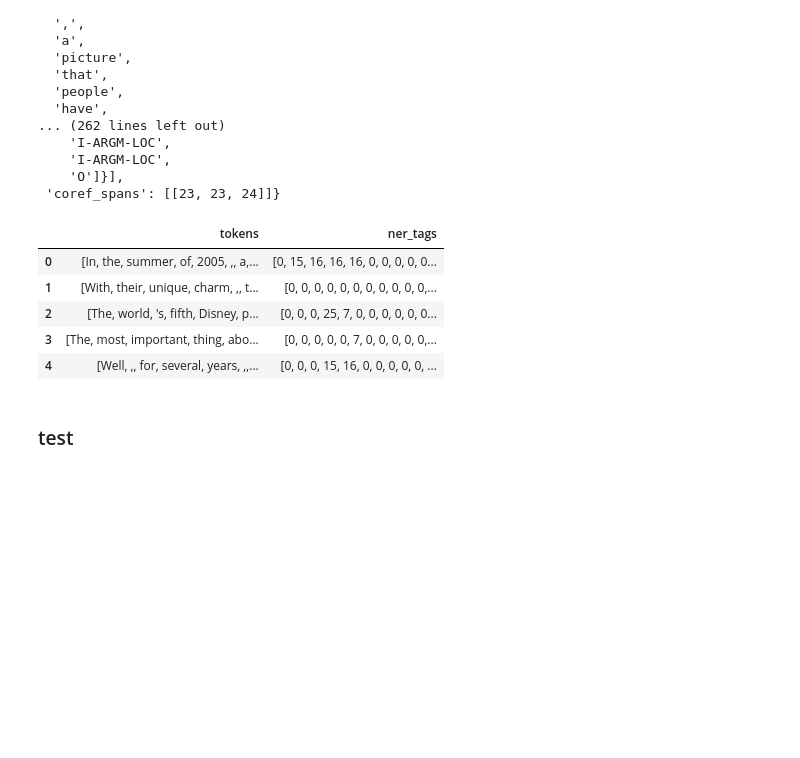
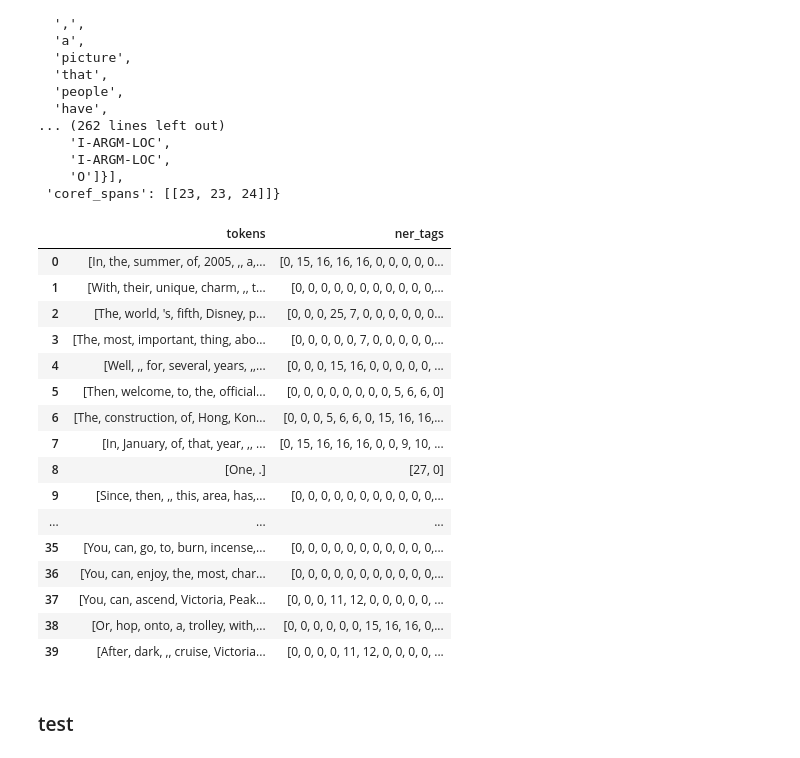
Before and after one commit to hr1588/NLP, a Jupyter notebook: ner_dataset.ipynb, the cells around one changed output. Cells and saved outputs as stored; diff of their text form; code cells hidden in the pictures; blank space fills up the shorter version.

```diff
--- a/ner_dataset.ipynb
+++ b/ner_dataset.ipynb
@@ -131,14 +148,26 @@ for i in range(len(mini_val)):
 # %%
 val = pd.DataFrame([words_list_v, ner_list_v]).T
 val.columns = ['tokens','ner_tags']
-val.head()
+val = val[:40]
+val
 # %% [output]
 |  | tokens | ner_tags |
 | 0 | [In, the, summer, of, 2005, ,, a,... | [0, 15, 16, 16, 16, 0, 0, 0, 0, 0... |
 | 1 | [With, their, unique, charm, ,, t... | [0, 0, 0, 0, 0, 0, 0, 0, 0, 0, 0,... |
 | 2 | [The, world, 's, fifth, Disney, p... | [0, 0, 0, 25, 7, 0, 0, 0, 0, 0, 0... |
 | 3 | [The, most, important, thing, abo... | [0, 0, 0, 0, 0, 7, 0, 0, 0, 0, 0,... |
 | 4 | [Well, ,, for, several, years, ,,... | [0, 0, 0, 15, 16, 0, 0, 0, 0, 0, ... |
+| 5 | [Then, welcome, to, the, official... | [0, 0, 0, 0, 0, 0, 0, 0, 5, 6, 6, 0] |
+| 6 | [The, construction, of, Hong, Kon... | [0, 0, 0, 5, 6, 6, 0, 15, 16, 16,... |
+| 7 | [In, January, of, that, year, ,, ... | [0, 15, 16, 16, 16, 0, 0, 9, 10, ... |
+| 8 | [One, .] | [27, 0] |
+| 9 | [Since, then, ,, this, area, has,... | [0, 0, 0, 0, 0, 0, 0, 0, 0, 0, 0,... |
+| ... | ... | ... |
+| 35 | [You, can, go, to, burn, incense,... | [0, 0, 0, 0, 0, 0, 0, 0, 0, 0, 0,... |
+| 36 | [You, can, enjoy, the, most, char... | [0, 0, 0, 0, 0, 0, 0, 0, 0, 0, 0,... |
+| 37 | [You, can, ascend, Victoria, Peak... | [0, 0, 0, 11, 12, 0, 0, 0, 0, 0, ... |
+| 38 | [Or, hop, onto, a, trolley, with,... | [0, 0, 0, 0, 0, 0, 15, 16, 16, 0,... |
+| 39 | [After, dark, ,, cruise, Victoria... | [0, 0, 0, 0, 11, 12, 0, 0, 0, 0, ... |
 # %% [markdown]
 ### test
 # %%
```
Also changed, not shown: parts of 46 cells of this notebook.
